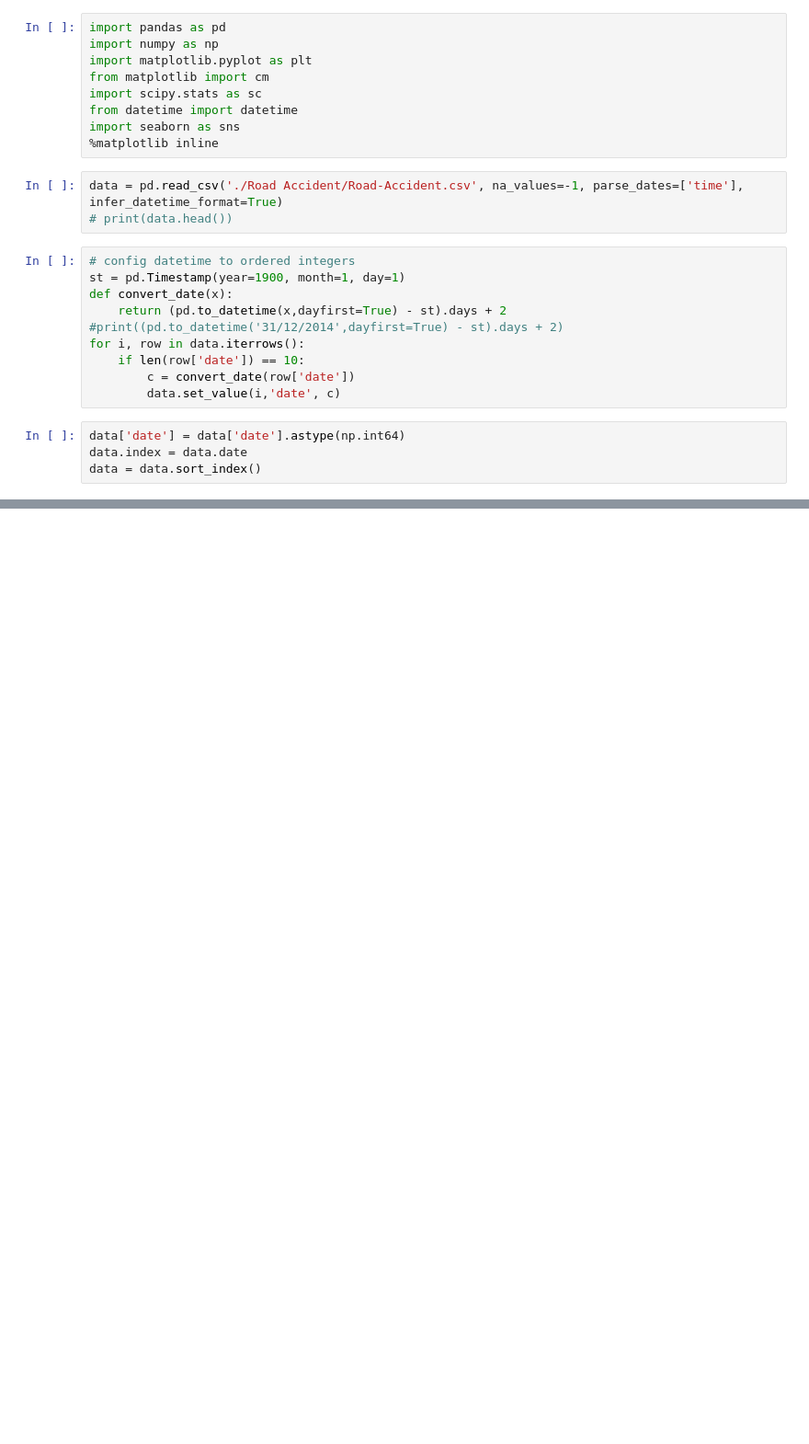
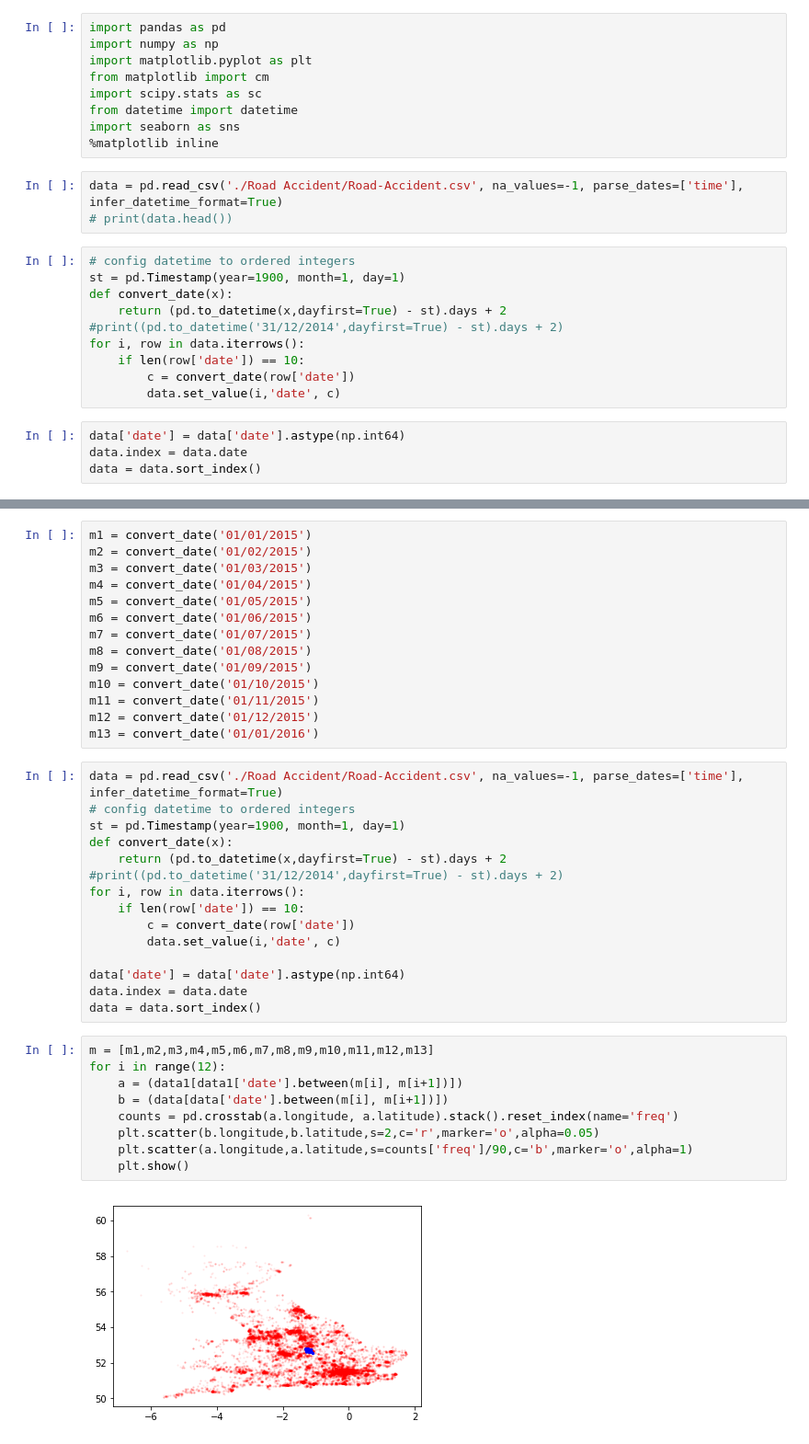
Before and after one commit to RajatRasal/Road-Accidents-Analysis-AI-Hack, a Jupyter notebook: TimeSeries.ipynb, the cells around one changed output, grey strips where cells are left out. Shown at 92% size. Drawn from its saved outputs; the diff is of its cells as text; blank space fills up the shorter version.

Commit message:
Added UK map graphs by month

```diff
--- a/TimeSeries.ipynb
+++ b/TimeSeries.ipynb
@@ -51,0 +114,40 @@ print(data.shape)
+# %%
+m1 = convert_date('01/01/2015')
+m2 = convert_date('01/02/2015')
+m3 = convert_date('01/03/2015')
+m4 = convert_date('01/04/2015')
+m5 = convert_date('01/05/2015')
+m6 = convert_date('01/06/2015')
+m7 = convert_date('01/07/2015')
+m8 = convert_date('01/08/2015')
+m9 = convert_date('01/09/2015')
+m10 = convert_date('01/10/2015')
+m11 = convert_date('01/11/2015')
+m12 = convert_date('01/12/2015')
+m13 = convert_date('01/01/2016')
+# %%
+data = pd.read_csv('./Road Accident/Road-Accident.csv', na_values=-1, parse_dates=['time'], infer_datetime_format=True)
+# config datetime to ordered integers
+st = pd.Timestamp(year=1900, month=1, day=1)
+def convert_date(x):
+    return (pd.to_datetime(x,dayfirst=True) - st).days + 2
+#print((pd.to_datetime('31/12/2014',dayfirst=True) - st).days + 2)
+for i, row in data.iterrows():
+    if len(row['date']) == 10:
+        c = convert_date(row['date'])
+        data.set_value(i,'date', c)
+
+data['date'] = data['date'].astype(np.int64)
+data.index = data.date
+data = data.sort_index()
+# %%
+m = [m1,m2,m3,m4,m5,m6,m7,m8,m9,m10,m11,m12,m13]
+for i in range(12):
+    a = (data1[data1['date'].between(m[i], m[i+1])])
+    b = (data[data['date'].between(m[i], m[i+1])])
+    counts = pd.crosstab(a.longitude, a.latitude).stack().reset_index(name='freq')
+    plt.scatter(b.longitude,b.latitude,s=2,c='r',marker='o',alpha=0.05)
+    plt.scatter(a.longitude,a.latitude,s=counts['freq']/90,c='b',marker='o',alpha=1)
+    plt.show()
+# %% [output]
+[figure, added]
```
Also changed, not shown: parts of 12 cells of this notebook, 12 other files.
